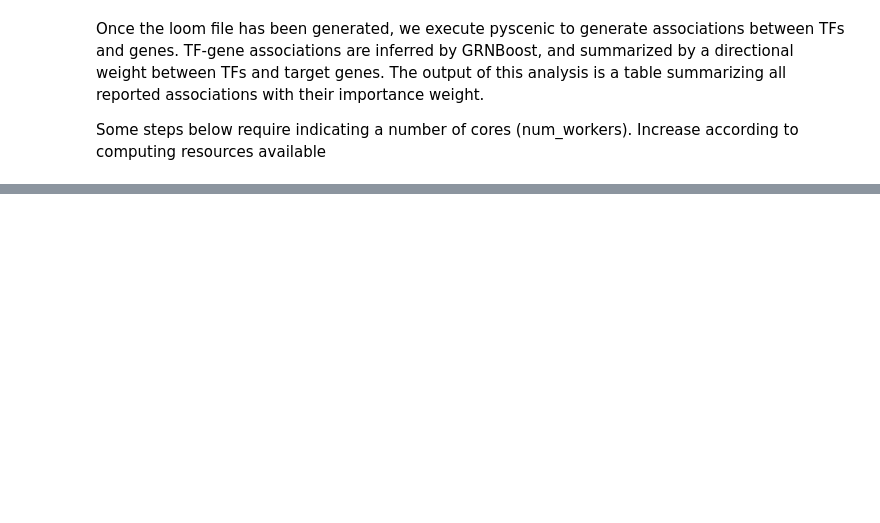
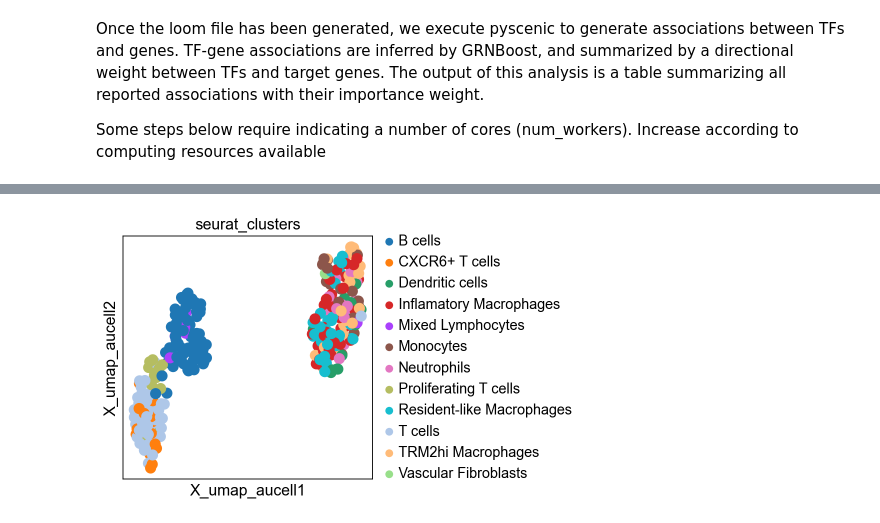
Before and after one commit to btsanketh/proj1_tet_dnmt3a_mut, a Jupyter notebook: dnmt3a_tet2.ipynb, the cells around one changed output, grey strips where cells are left out. Saved outputs shown, nothing was run; the diff lists cells and outputs as text; code cells hidden in the pictures; blank space fills up the shorter version.

```diff
--- a/dnmt3a_tet2.ipynb
+++ b/dnmt3a_tet2.ipynb
@@ -165,0 +284,23 @@ EmptyDataError: No columns to parse from file
+# %%
+import json
+import zlib
+import base64
+
+# collect SCENIC AUCell output
+lf = lp.connect(loom_path_output, mode="r+", validate=False)
+auc_mtx = pd.DataFrame(lf.ca.RegulonsAUC, index=lf.ca.CellID)
+lf.close()
+# %%
+import anndata as ad
+
+ad_auc_mtx = ad.AnnData(auc_mtx)
+sc.pp.neighbors(ad_auc_mtx, n_neighbors=10, metric="correlation")
+sc.tl.umap(ad_auc_mtx)
+sc.tl.tsne(ad_auc_mtx)
+# %%
+rna.obsm["X_umap_aucell"] = ad_auc_mtx.obsm["X_umap"]
+rna.obsm["X_tsne_aucell"] = ad_auc_mtx.obsm["X_tsne"]
+# %%
+sc.pl.embedding(rna, basis="X_umap_aucell", color="seurat_clusters")
+# %% [output]
+[figure, added]
```
Also changed, not shown: parts of 37 cells of this notebook, 1 other file.
